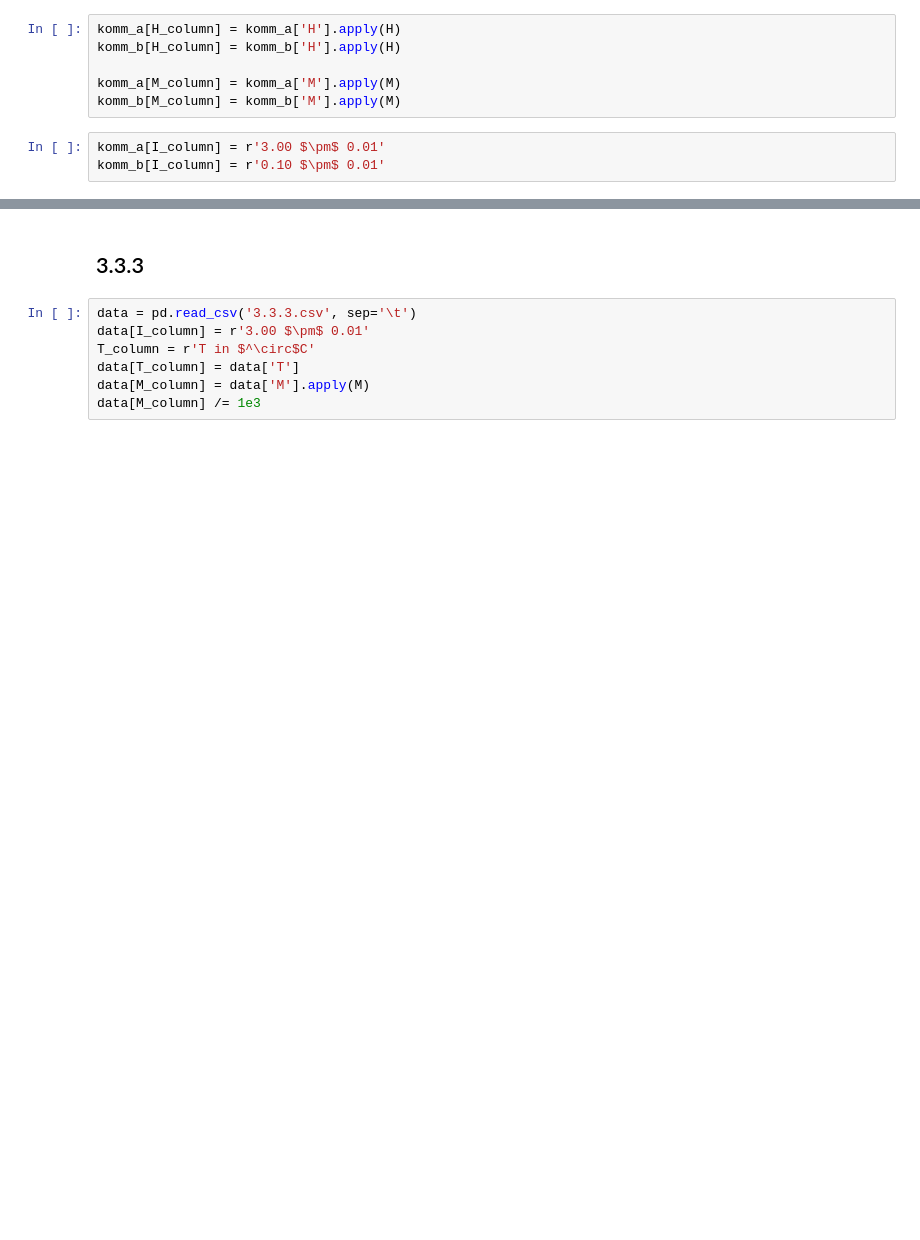
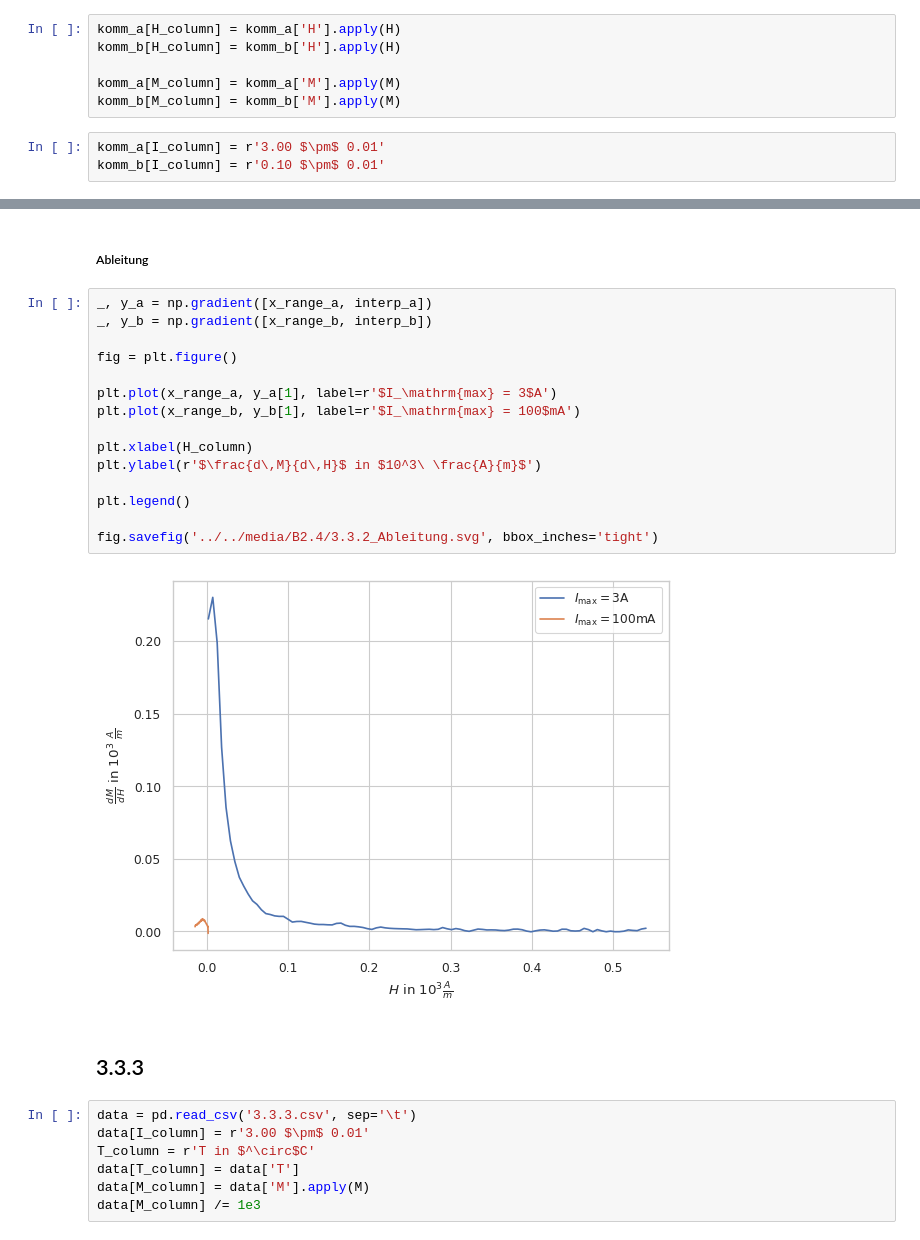
Before and after one commit to ofilla/physik-praktikum-b, a Jupyter notebook: B2.4/data/Auswertung.ipynb, the cells around one changed output, grey strips where cells are left out. Saved outputs shown, nothing was run; the diff lists cells and outputs as text; blank space fills up the shorter version.

```diff
--- a/B2.4/data/Auswertung.ipynb
+++ b/B2.4/data/Auswertung.ipynb
@@ -220,3 +259,22 @@ plot(komm_b)
+# %% [markdown]
+##### Ableitung
+# %%
+_, y_a = np.gradient([x_range_a, interp_a])
+_, y_b = np.gradient([x_range_b, interp_b])
+
+fig = plt.figure()
+
+plt.plot(x_range_a, y_a[1], label=r'$I_\mathrm{max} = 3$A')
+plt.plot(x_range_b, y_b[1], label=r'$I_\mathrm{max} = 100$mA')
+
+plt.xlabel(H_column)
+plt.ylabel(r'$\frac{d\,M}{d\,H}$ in $10^3\ \frac{A}{m}$')
+
+plt.legend()
+
+fig.savefig('../../media/B2.4/3.3.2_Ableitung.svg', bbox_inches='tight')
+# %% [output]
+[figure, added]
 # %% [markdown]
 ## 3.3.3
 # %%
```
Also changed, not shown: parts of 30 cells of this notebook, 14 other files.
